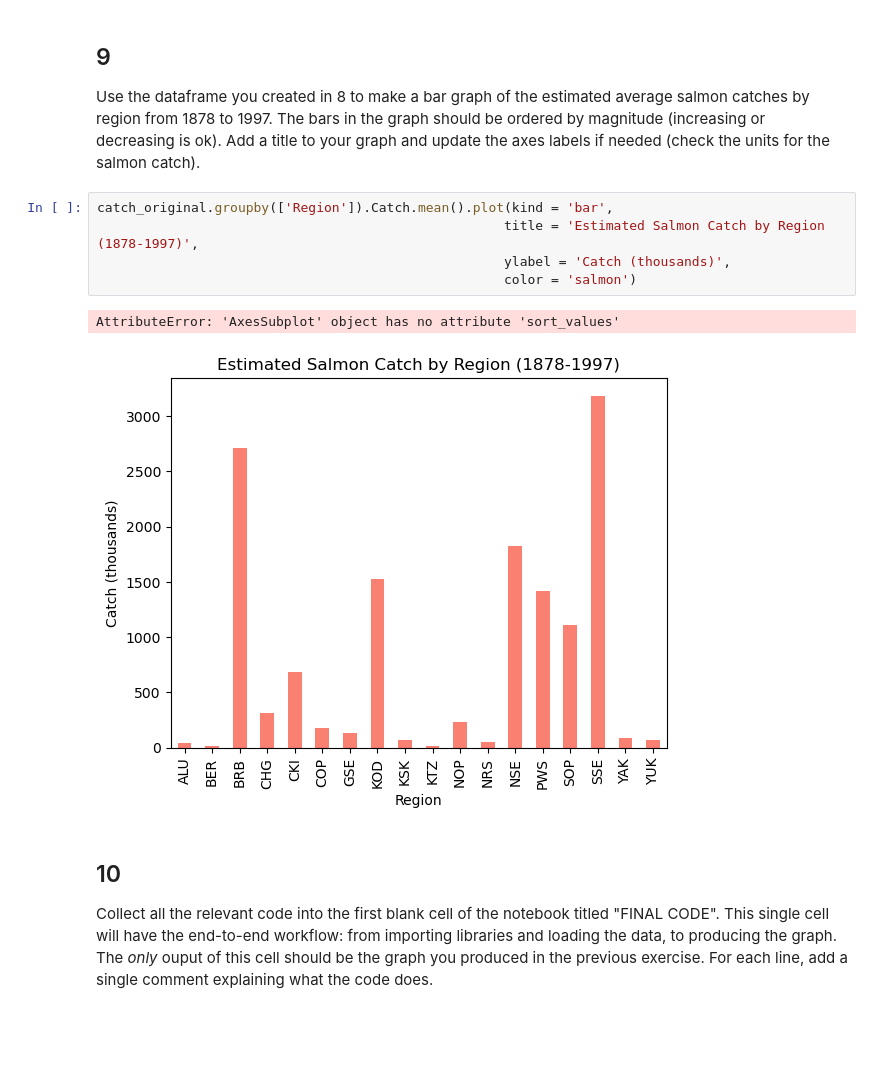
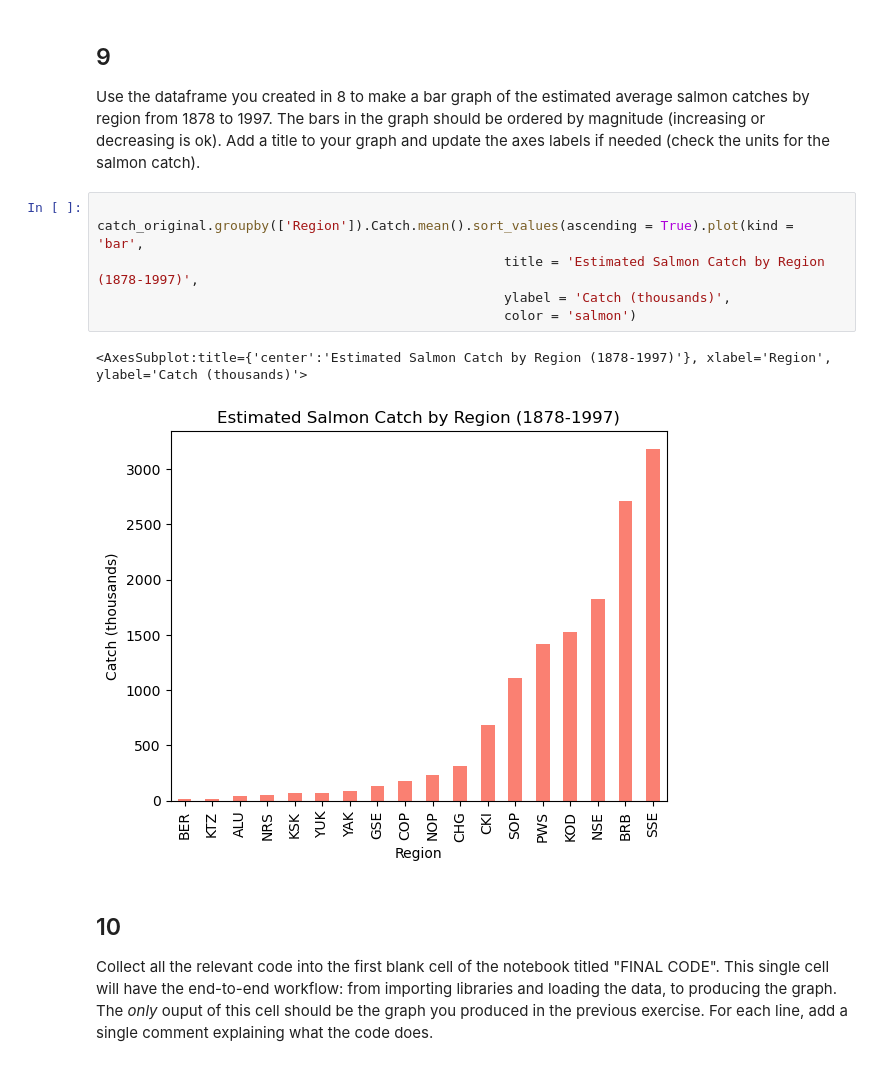
Before and after one commit to kateebeckerr/eds220-hwk-2, a Jupyter notebook: hwk2-task3-salmon.ipynb, the cells around one changed output. Drawn from its saved outputs; the diff is of its cells as text; blank space fills up the shorter version.

```diff
--- a/hwk2-task3-salmon.ipynb
+++ b/hwk2-task3-salmon.ipynb
@@ -212,13 +212,14 @@ Name: Catch, dtype: float64
 
 Use the dataframe you created in 8 to make a bar graph of the estimated average salmon catches by region from 1878 to 1997. The bars in the graph should be ordered by magnitude (increasing or decreasing is ok). Add a title  to your graph and update the axes labels if needed (check the units for the salmon catch).
 # %%
-catch_original.groupby(['Region']).Catch.mean().plot(kind = 'bar',
+
+catch_original.groupby(['Region']).Catch.mean().sort_values(ascending = True).plot(kind = 'bar',
                                                     title = 'Estimated Salmon Catch by Region (1878-1997)',
                                                     ylabel = 'Catch (thousands)',
                                                     color = 'salmon')
 # %% [output]
-AttributeError: 'AxesSubplot' object has no attribute 'sort_values'
+<AxesSubplot:title={'center':'Estimated Salmon Catch by Region (1878-1997)'}, xlabel='Region', ylabel='Catch (thousands)'>
-[figure, old version]
+[figure, new version]
 # %% [markdown]
 ## 10
 
```
Also changed, not shown: parts of 1 cell of this notebook.
